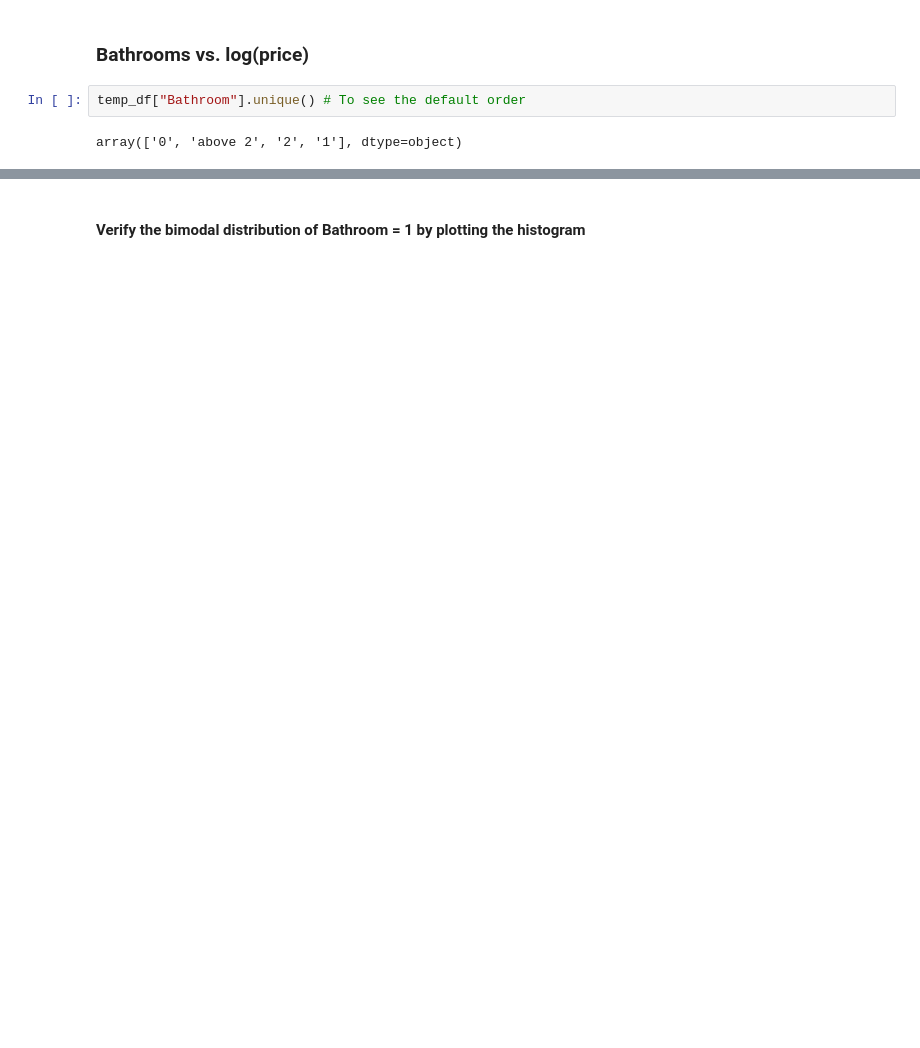
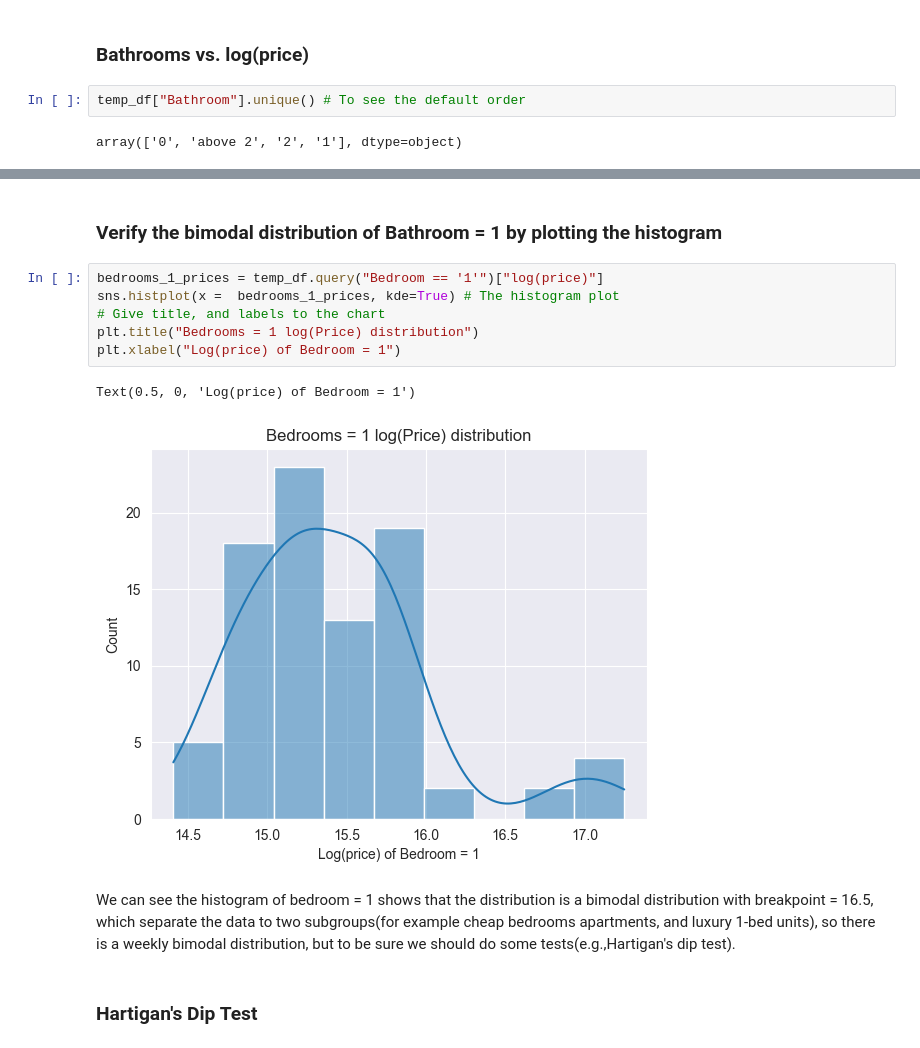
Before and after one commit to MinaAlberDS/Codveda-Internship, a Jupyter notebook: Level 1/Task 3/EDA.ipynb, the cells around one changed output, grey strips where cells are left out. Drawn from its saved outputs; the diff is of its cells as text; blank space fills up the shorter version.

```diff
--- a/Level 1/Task 3/EDA.ipynb
+++ b/Level 1/Task 3/EDA.ipynb
@@ -203,2 +234,15 @@ violin_plot("Bathroom", bathrooms_order)
 # %% [markdown]
-#### Verify the bimodal distribution of Bathroom = 1 by plotting the histogram
+### Verify the bimodal distribution of Bathroom = 1 by plotting the histogram
+# %%
+bedrooms_1_prices = temp_df.query("Bedroom == '1'")["log(price)"]
+sns.histplot(x =  bedrooms_1_prices, kde=True) # The histogram plot
+# Give title, and labels to the chart
+plt.title("Bedrooms = 1 log(Price) distribution")
+plt.xlabel("Log(price) of Bedroom = 1")
+# %% [output]
+Text(0.5, 0, 'Log(price) of Bedroom = 1')
+[figure, added]
+# %% [markdown]
+We can see the histogram of bedroom = 1 shows that the distribution is a bimodal distribution with breakpoint = 16.5, which separate the data to two subgroups(for example cheap bedrooms apartments, and luxury 1-bed units), so there is a weekly bimodal distribution, but to be sure we should do some tests(e.g.,Hartigan's dip test).
+# %% [markdown]
+### Hartigan's Dip Test
```
Also changed, not shown: parts of 19 cells of this notebook.
